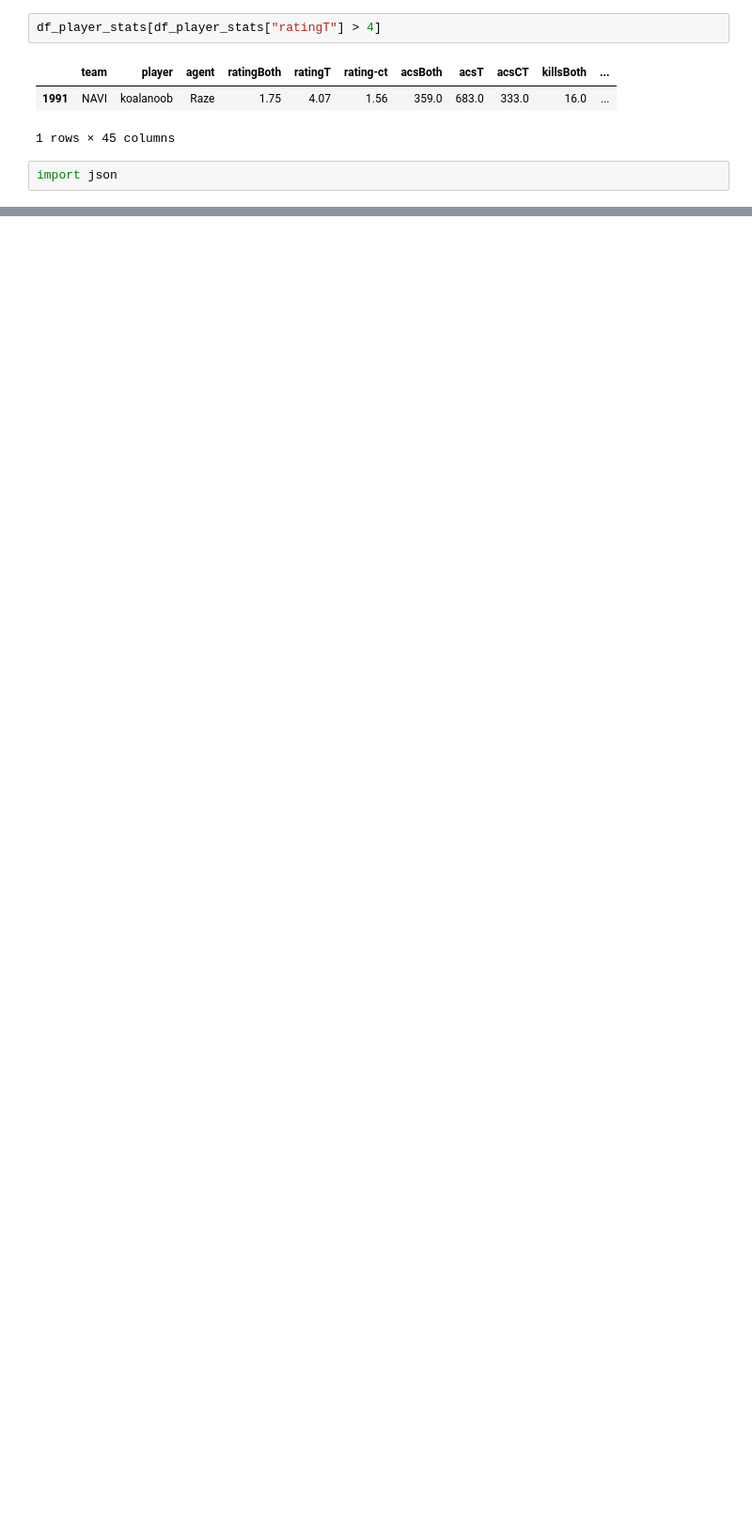
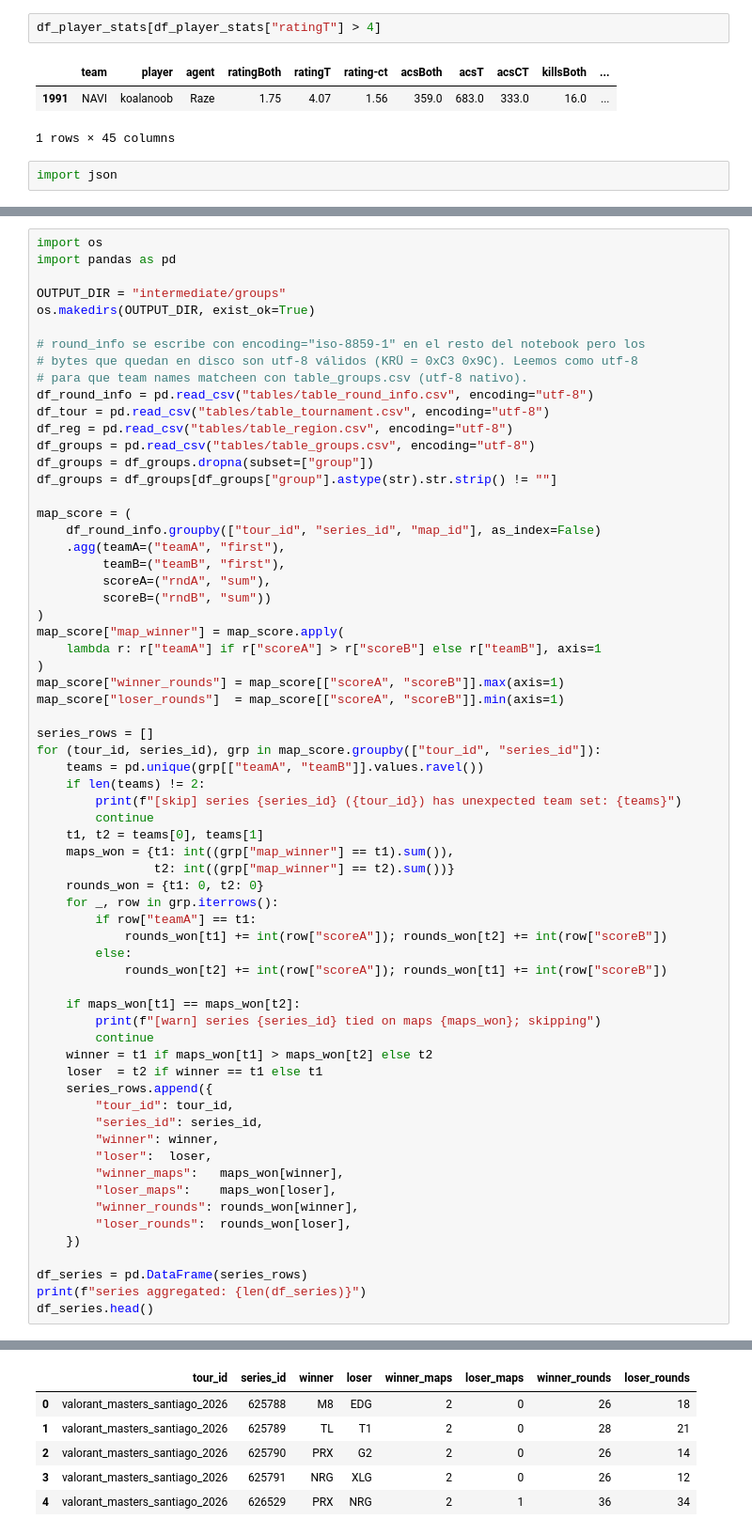
Before and after one commit to RkTcaster/vlr-scraper, a Jupyter notebook: csv_process.ipynb, the cells around one changed output, grey strips where cells are left out. Shown at 94% size. Saved outputs shown, nothing was run; the diff lists cells and outputs as text; blank space fills up the shorter version.

```diff
--- a/csv_process.ipynb
+++ b/csv_process.ipynb
@@ -659,0 +675,66 @@ import json
+# %%
+import os
+import pandas as pd
+
+OUTPUT_DIR = "intermediate/groups"
+os.makedirs(OUTPUT_DIR, exist_ok=True)
+
+# round_info se escribe con encoding="iso-8859-1" en el resto del notebook pero los
+# bytes que quedan en disco son utf-8 válidos (KRÜ = 0xC3 0x9C). Leemos como utf-8
+# para que team names matcheen con table_groups.csv (utf-8 nativo).
+df_round_info = pd.read_csv("tables/table_round_info.csv", encoding="utf-8")
+df_tour = pd.read_csv("tables/table_tournament.csv", encoding="utf-8")
+df_reg = pd.read_csv("tables/table_region.csv", encoding="utf-8")
+df_groups = pd.read_csv("tables/table_groups.csv", encoding="utf-8")
+df_groups = df_groups.dropna(subset=["group"])
+df_groups = df_groups[df_groups["group"].astype(str).str.strip() != ""]
+
+map_score = (
+    df_round_info.groupby(["tour_id", "series_id", "map_id"], as_index=False)
+    .agg(teamA=("teamA", "first"),
+         teamB=("teamB", "first"),
+         scoreA=("rndA", "sum"),
+         scoreB=("rndB", "sum"))
+)
+map_score["map_winner"] = map_score.apply(
+    lambda r: r["teamA"] if r["scoreA"] > r["scoreB"] else r["teamB"], axis=1
+)
+map_score["winner_rounds"] = map_score[["scoreA", "scoreB"]].max(axis=1)
+map_score["loser_rounds"]  = map_score[["scoreA", "scoreB"]].min(axis=1)
+
+series_rows = []
+for (tour_id, series_id), grp in map_score.groupby(["tour_id", "series_id"]):
+    teams = pd.unique(grp[["teamA", "teamB"]].values.ravel())
+    if len(teams) != 2:
+        print(f"[skip] series {series_id} ({tour_id}) has unexpected team set: {teams}")
+        continue
+    t1, t2 = teams[0], teams[1]
+    maps_won = {t1: int((grp["map_winner"] == t1).sum()),
+                t2: int((grp["map_winner"] == t2).sum())}
+    rounds_won = {t1: 0, t2: 0}
+    for _, row in grp.iterrows():
+        if row["teamA"] == t1:
+            rounds_won[t1] += int(row["scoreA"]); rounds_won[t2] += int(row["scoreB"])
+        else:
+            rounds_won[t2] += int(row["scoreA"]); rounds_won[t1] += int(row["scoreB"])
+
+    if maps_won[t1] == maps_won[t2]:
+        print(f"[warn] series {series_id} tied on maps {maps_won}; skipping")
+        continue
+    winner = t1 if maps_won[t1] > maps_won[t2] else t2
+    loser  = t2 if winner == t1 else t1
+    series_rows.append({
+        "tour_id": tour_id,
+        "series_id": series_id,
+        "winner": winner,
+        "loser":  loser,
+        "winner_maps":   maps_won[winner],
+        "loser_maps":    maps_won[loser],
+        "winner_rounds": rounds_won[winner],
+        "loser_rounds":  rounds_won[loser],
+    })
+
+df_series = pd.DataFrame(series_rows)
+print(f"series aggregated: {len(df_series)}")
+df_series.head()
+# %% [output]
@@ -659,0 +742,6 @@ import json
+|  | tour_id | series_id | winner | loser | winner_maps | loser_maps | winner_rounds | loser_rounds |
+| 0 | valorant_masters_santiago_2026 | 625788 | M8 | EDG | 2 | 0 | 26 | 18 |
+| 1 | valorant_masters_santiago_2026 | 625789 | TL | T1 | 2 | 0 | 28 | 21 |
+| 2 | valorant_masters_santiago_2026 | 625790 | PRX | G2 | 2 | 0 | 26 | 14 |
+| 3 | valorant_masters_santiago_2026 | 625791 | NRG | XLG | 2 | 0 | 26 | 12 |
+| 4 | valorant_masters_santiago_2026 | 626529 | PRX | NRG | 2 | 1 | 36 | 34 |
```
Also changed, not shown: parts of 6 cells of this notebook, 2 other files.
